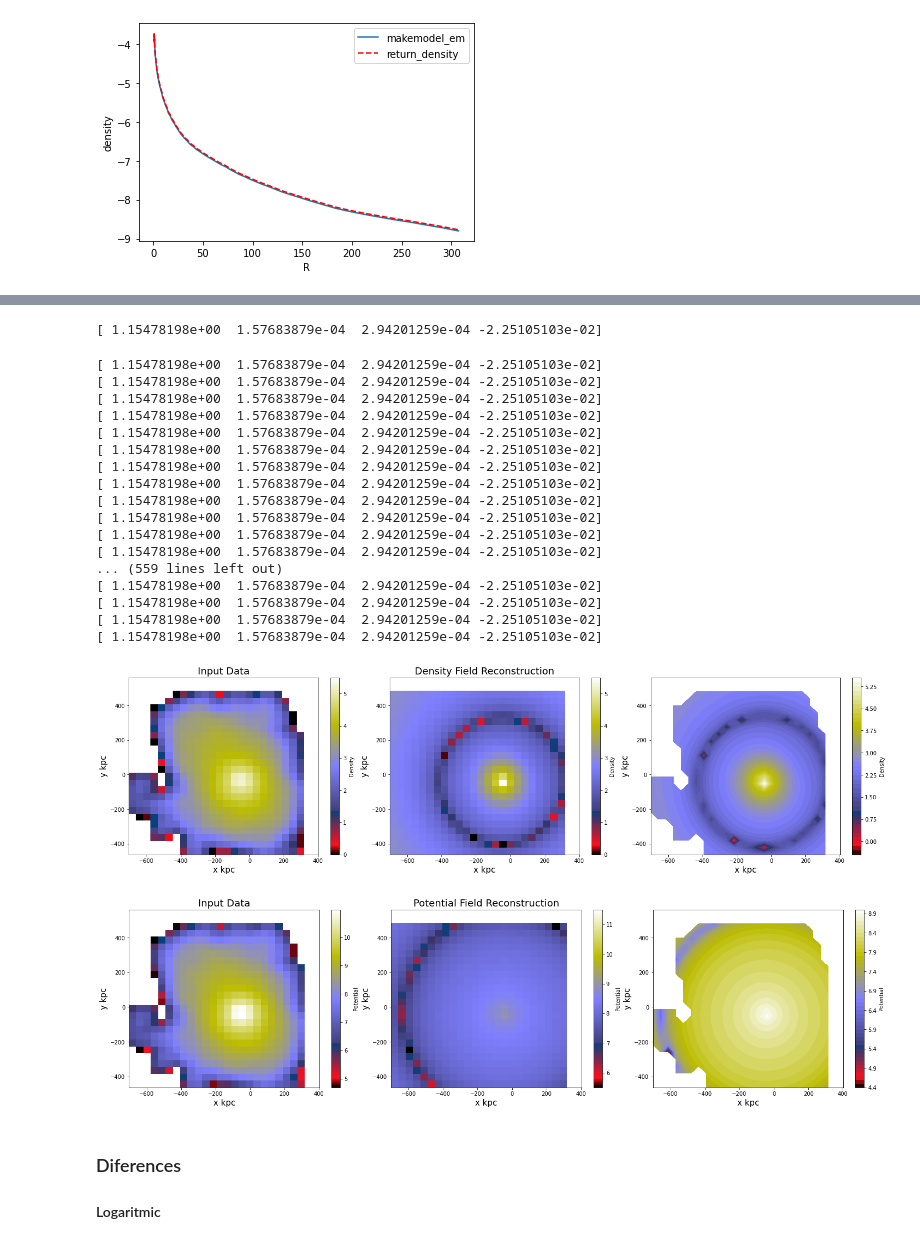
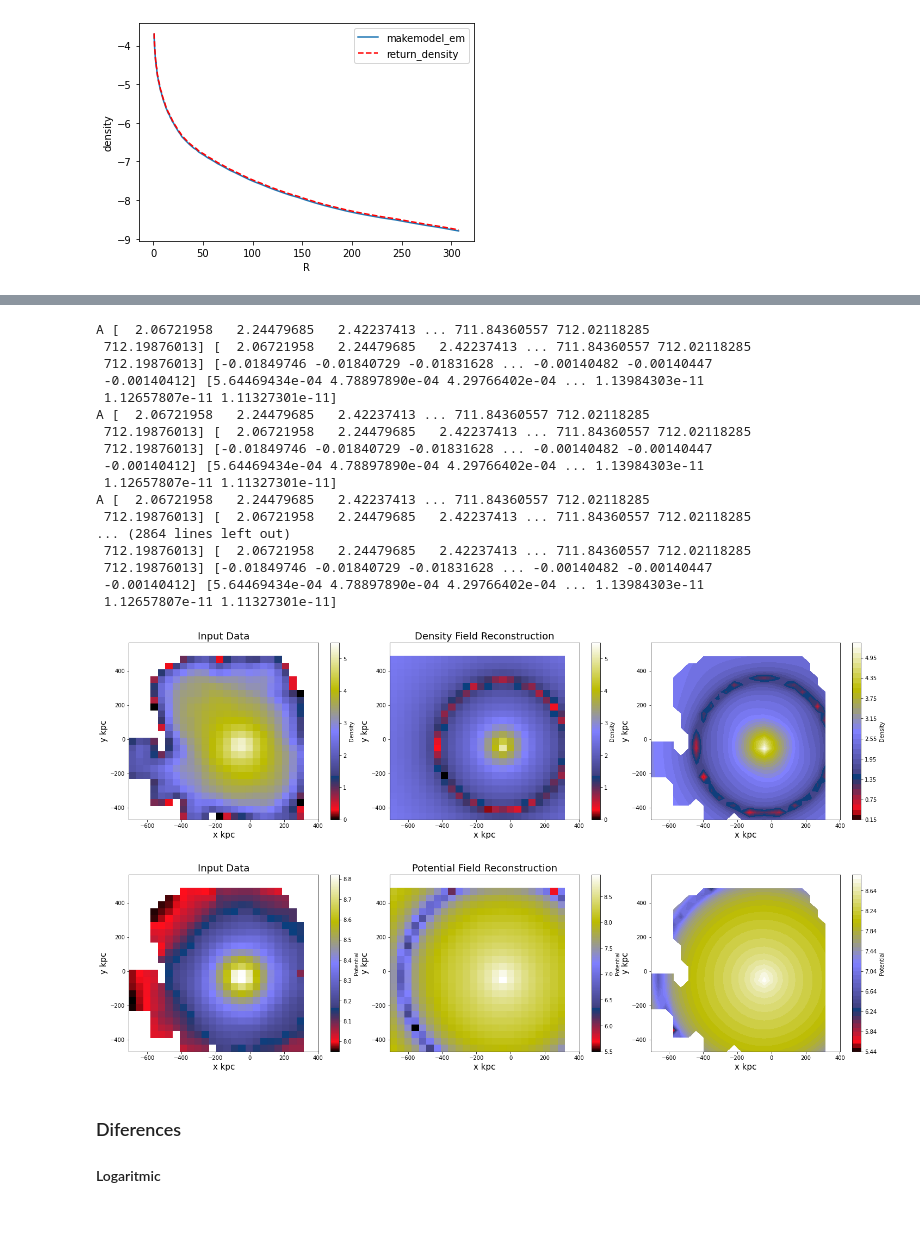
Before and after one commit to jngaravitoc/auriga-exp, a Jupyter notebook: src/TestHalo EXP.ipynb, the cells around one changed output, grey strips where cells are left out. Drawn from its saved outputs; the diff is of its cells as text; code cells hidden in the pictures.

```diff
--- a/src/TestHalo EXP.ipynb
+++ b/src/TestHalo EXP.ipynb
@@ -235,7 +235,7 @@ P           : (array of floats) the potential'''
 ebf = simpleSL.slfunctions('./m12b_SPHLbasis_empirical.txt',5,10,0.,2.5, 2000)
 
 # Compute the coefficients using the empirical basis function ebf
-coefficients = simpleSL.coefsl(mass, pos[:,0], pos[:,1], pos[:,2],  './m12b_SPHLbasis_empirical.txt',2,4)
+coefficients = simpleSL.coefsl(mass, pos[:,0], pos[:,1], pos[:,2],  './m12b_SPHLbasis_empirical.txt',5,10)
 print(np.shape(ebf))
 print(np.shape(coefficients))
 # %% [output]
@@ -458,24 +480,23 @@ for i in range(Npx-1):
 #plt.show()
 #plt.close()
 # %% [output]
-[ 1.15478198e+00  1.57683879e-04  2.94201259e-04 -2.25105103e-02]
+A [  2.06721958   2.24479685   2.42237413 ... 711.84360557 712.02118285
+ 712.19876013] [  2.06721958   2.24479685   2.42237413 ... 711.84360557 712.02118285
+ 712.19876013] [-0.01849746 -0.01840729 -0.01831628 ... -0.00140482 -0.00140447
+ -0.00140412] [5.64469434e-04 4.78897890e-04 4.29766402e-04 ... 1.13984303e-11
+ 1.12657807e-11 1.11327301e-11]
+A [  2.06721958   2.24479685   2.42237413 ... 711.84360557 712.02118285
+ 712.19876013] [  2.06721958   2.24479685   2.42237413 ... 711.84360557 712.02118285
+ 712.19876013] [-0.01849746 -0.01840729 -0.01831628 ... -0.00140482 -0.00140447
+ -0.00140412] [5.64469434e-04 4.78897890e-04 4.29766402e-04 ... 1.13984303e-11
+ 1.12657807e-11 1.11327301e-11]
+A [  2.06721958   2.24479685   2.42237413 ... 711.84360557 712.02118285
+ 712.19876013] [  2.06721958   2.24479685   2.42237413 ... 711.84360557 712.02118285
+... (2864 lines left out)
+ 712.19876013] [  2.06721958   2.24479685   2.42237413 ... 711.84360557 712.02118285
+ 712.19876013] [-0.01849746 -0.01840729 -0.01831628 ... -0.00140482 -0.00140447
+ -0.00140412] [5.64469434e-04 4.78897890e-04 4.29766402e-04 ... 1.13984303e-11
+ 1.12657807e-11 1.11327301e-11]
-[ 1.15478198e+00  1.57683879e-04  2.94201259e-04 -2.25105103e-02]
-[ 1.15478198e+00  1.57683879e-04  2.94201259e-04 -2.25105103e-02]
-[ 1.15478198e+00  1.57683879e-04  2.94201259e-04 -2.25105103e-02]
-[ 1.15478198e+00  1.57683879e-04  2.94201259e-04 -2.25105103e-02]
-[ 1.15478198e+00  1.57683879e-04  2.94201259e-04 -2.25105103e-02]
-[ 1.15478198e+00  1.57683879e-04  2.94201259e-04 -2.25105103e-02]
-[ 1.15478198e+00  1.57683879e-04  2.94201259e-04 -2.25105103e-02]
-[ 1.15478198e+00  1.57683879e-04  2.94201259e-04 -2.25105103e-02]
-[ 1.15478198e+00  1.57683879e-04  2.94201259e-04 -2.25105103e-02]
-[ 1.15478198e+00  1.57683879e-04  2.94201259e-04 -2.25105103e-02]
-[ 1.15478198e+00  1.57683879e-04  2.94201259e-04 -2.25105103e-02]
-[ 1.15478198e+00  1.57683879e-04  2.94201259e-04 -2.25105103e-02]
-... (559 lines left out)
-[ 1.15478198e+00  1.57683879e-04  2.94201259e-04 -2.25105103e-02]
-[ 1.15478198e+00  1.57683879e-04  2.94201259e-04 -2.25105103e-02]
-[ 1.15478198e+00  1.57683879e-04  2.94201259e-04 -2.25105103e-02]
-[ 1.15478198e+00  1.57683879e-04  2.94201259e-04 -2.25105103e-02]
 # %%
 fig, ax = plt.subplots(1, 3, figsize=(25,6))
 extent = x.min(),x.max(),y.min(),y.max()
@@ -502,40 +523,40 @@ plt.subplots_adjust(wspace=0.1)
 plt.show()
 plt.close()
 # %% [output]
-[figure, old version]
+[figure, new version]
 # %%
 km2kpc=3.24078e-17
 
-Hpot_= np.log10(np.abs( Hpot))#* (rbins[-1]/(G*Macc[-1]) )    ))
+Hpot_= np.log10(np.abs( Hpotmed))#* (rbins[-1]/(G*Macc[-1]) )    ))
 
 fig, ax = plt.subplots(1, 3, figsize=(25,6))
 extent = x.min(),x.max(),y.min(),y.max()
 im = ax[0].imshow(Hpot_,extent=extent,aspect='auto',origin='lower',interpolation='none',cmap='gist_stern')
 plt.colorbar(im, ax=ax[0],label='Potential')
 #im.set_clim(7,12)
 ax[0].set_title('Input Data',fontsize=18)
 #*(rbins[-1]/(Macc[-1]) )
 #im2 = ax[1].contourf(xgrid, ygrid, np.log10(np.abs(den_mon + den_nonmon)),40,cmap='gist_stern')
 im2 = ax[1].imshow(np.log10(np.abs(pot_mon + pot_nonmon)),extent=extent,aspect='auto',origin='lower',interpolation='none',cmap='gist_stern')
 plt.colorbar(im2, ax=ax[1],label='Potential')
-im2.set_clim(5.5,11.5)
+#im2.set_clim(5.5,11.5)
 ax[1].set_title('Potential Field Reconstruction',fontsize=18)
 
 maskpot = (np.abs(Hpot_)==np.inf)|(np.isnan(Hpot_))
 potmask =  np.copy(np.log10(np.abs(pot_mon + pot_nonmon)))
 potmask[maskpot] =  np.nan
 #im3 = ax[2].imshow(denmask,extent=extent,aspect='auto',origin='lower',interpolation='none',cmap='gist_stern')
 im3 = ax[2].contourf(xgrid, ygrid, potmask,50,cmap='gist_stern')
 plt.colorbar(im3, ax=ax[2],label='Potential')
 #im3.set_clim(7,12)
 for i_ in [0,1,2]:
     ax[i_].set_xlabel('x kpc',fontsize=15)
     ax[i_].set_ylabel('y kpc',fontsize=15)
 plt.subplots_adjust(wspace=0.1)
 plt.show()
 plt.close()
 # %% [output]
-[figure, old version]
+[figure, new version]
 # %% [markdown]
 ### Diferences
 #### Logaritmic
```
Also changed, not shown: parts of 8 cells of this notebook, 5 other files.
